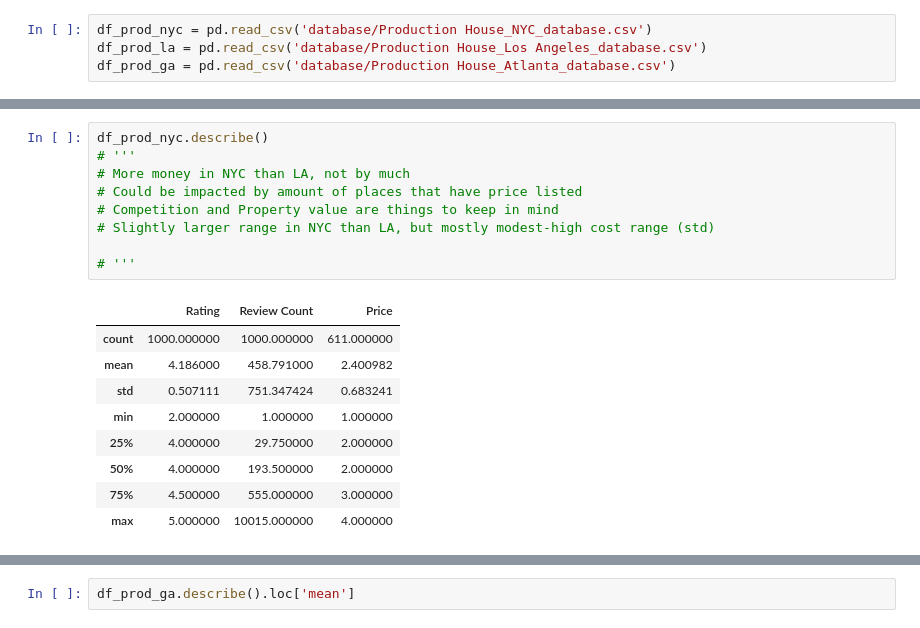
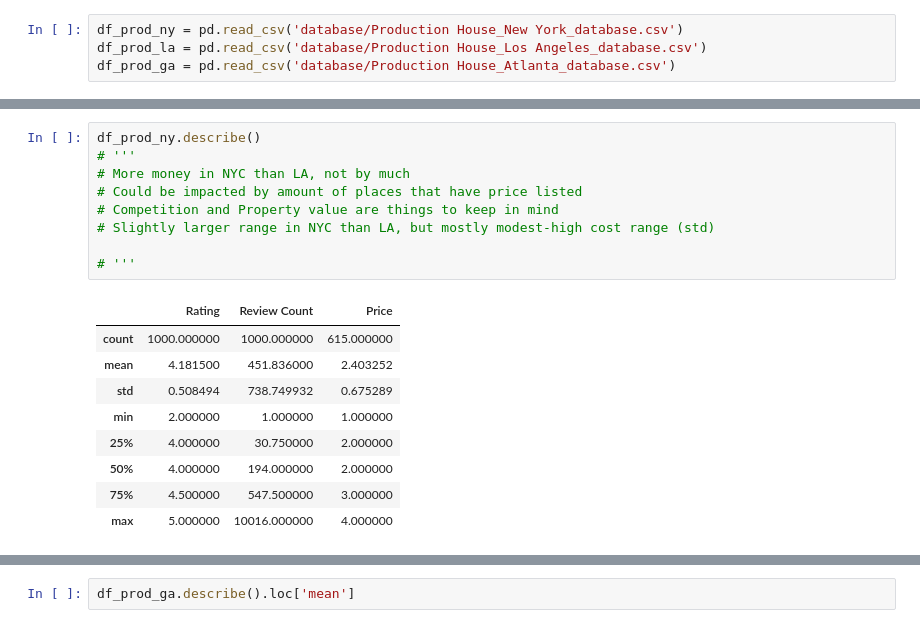
Before and after one commit to mike-flanagan/Yelp_Jake_Mike_Phase_1, a Jupyter notebook: Visualization_Analysis_Mike_Merge_Safe.ipynb, the cells around one changed output, grey strips where cells are left out. Cells and saved outputs as stored; diff of their text form.

```diff
--- a/Visualization_Analysis_Mike_Merge_Safe.ipynb
+++ b/Visualization_Analysis_Mike_Merge_Safe.ipynb
@@ -12,4 +50,4 @@ import matplotlib.pyplot as plt
 # %%
-df_prod_nyc = pd.read_csv('database/Production House_NYC_database.csv')
+df_prod_ny = pd.read_csv('database/Production House_New York_database.csv')
 df_prod_la = pd.read_csv('database/Production House_Los Angeles_database.csv')
 df_prod_ga = pd.read_csv('database/Production House_Atlanta_database.csv')
@@ -16,22 +96,22 @@ df_prod_ga = pd.read_csv('database/Production House_Atlanta_database.csv')
 # %%
-df_prod_nyc.describe()
+df_prod_ny.describe()
 # '''
 # More money in NYC than LA, not by much
 # Could be impacted by amount of places that have price listed
 # Competition and Property value are things to keep in mind
 # Slightly larger range in NYC than LA, but mostly modest-high cost range (std)
 
 # '''
 # %% [output]
 |  | Rating | Review Count | Price |
-| count | 1000.000000 | 1000.000000 | 611.000000 |
-| mean | 4.186000 | 458.791000 | 2.400982 |
-| std | 0.507111 | 751.347424 | 0.683241 |
+| count | 1000.000000 | 1000.000000 | 615.000000 |
+| mean | 4.181500 | 451.836000 | 2.403252 |
+| std | 0.508494 | 738.749932 | 0.675289 |
 | min | 2.000000 | 1.000000 | 1.000000 |
-| 25% | 4.000000 | 29.750000 | 2.000000 |
-| 50% | 4.000000 | 193.500000 | 2.000000 |
-| 75% | 4.500000 | 555.000000 | 3.000000 |
-| max | 5.000000 | 10015.000000 | 4.000000 |
+| 25% | 4.000000 | 30.750000 | 2.000000 |
+| 50% | 4.000000 | 194.000000 | 2.000000 |
+| 75% | 4.500000 | 547.500000 | 3.000000 |
+| max | 5.000000 | 10016.000000 | 4.000000 |
 # %%
 df_prod_la.describe()
 # '''
```
Also changed, not shown: parts of 28 cells of this notebook, 1 other file.
